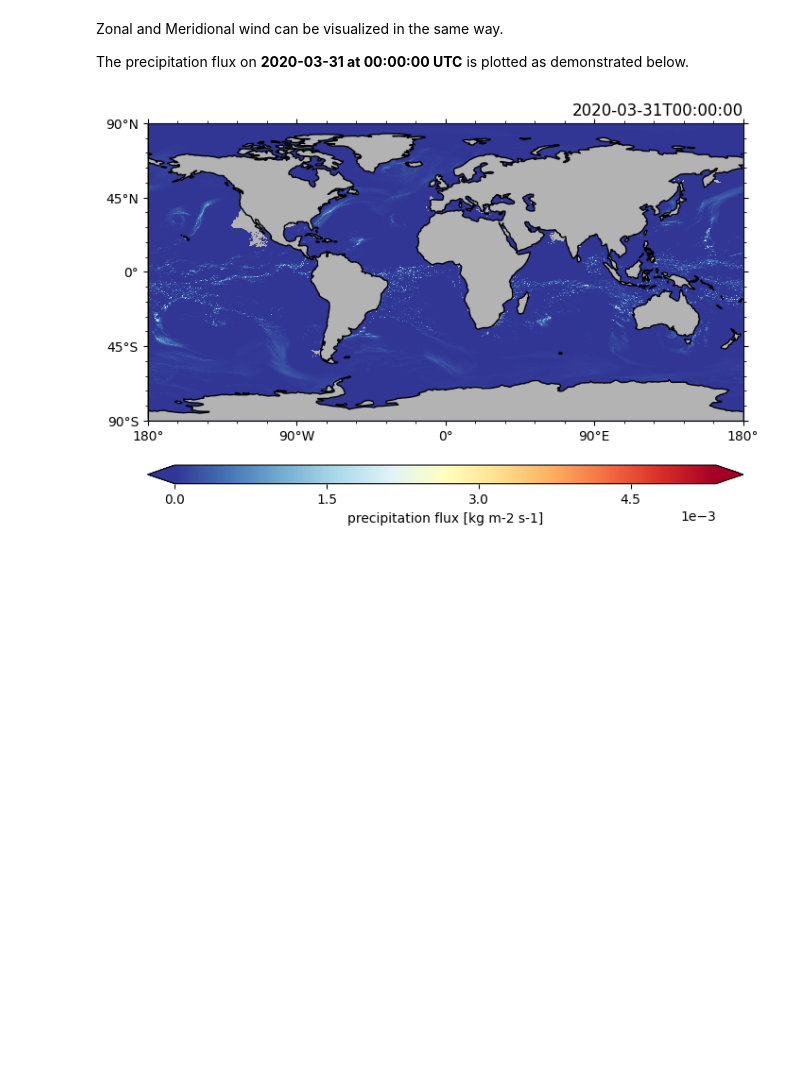
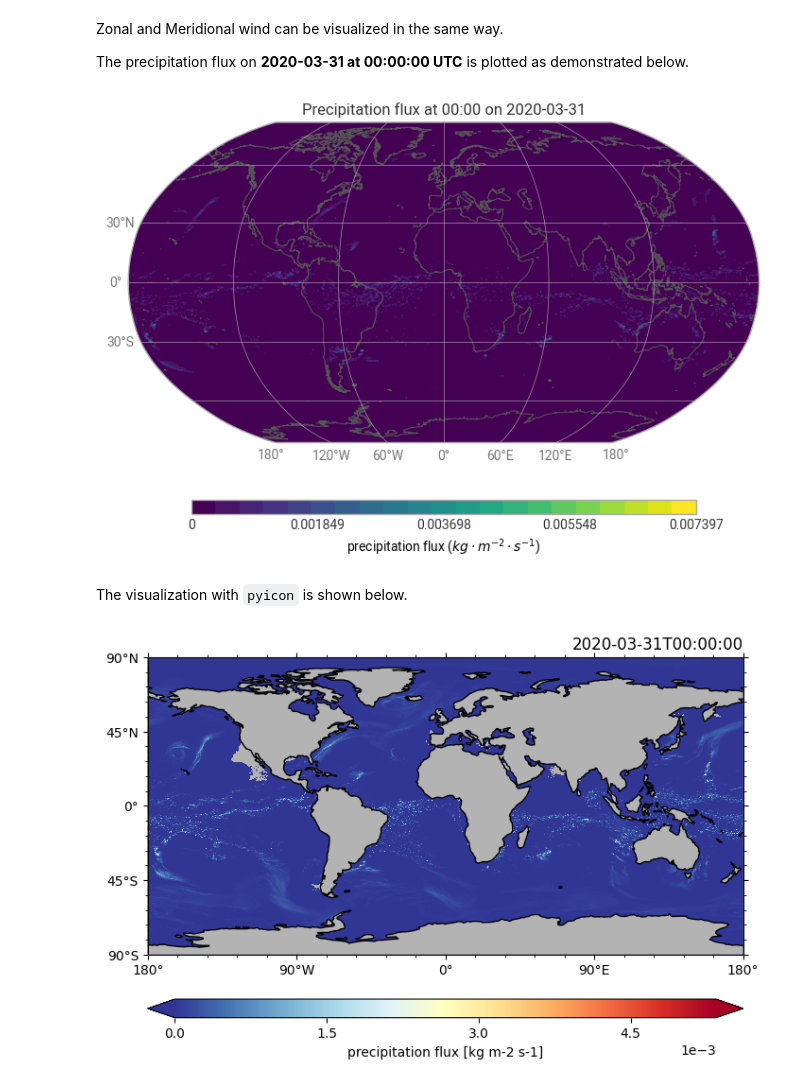
Before and after one commit to climet-eu/compression-lab-notebooks, a Jupyter notebook: 02-datasets/04-NextGEMS.ipynb, the cells around one changed output. Saved outputs shown, nothing was run; the diff lists cells and outputs as text; code cells hidden in the pictures; blank space fills up the shorter version.

```diff
--- a/02-datasets/04-NextGEMS.ipynb
+++ b/02-datasets/04-NextGEMS.ipynb
@@ -162 +191,12 @@ The precipitation flux on **2020-03-31 at 00:00:00 UTC** is plotted as demonstra
+# %%
+quickplot(
+    da_pr,
+    method="quickplot",
+    chart=earthkit.plots.Map(crs="Robinson"),
+    metadata={"gridSpec": gridspec},
+)
+# %% [output]
+[figure, added]
+# %% [markdown]
+The visualization with `pyicon` is shown below.
 # %%
```
Also changed, not shown: parts of 10 cells of this notebook, 1 other file.
